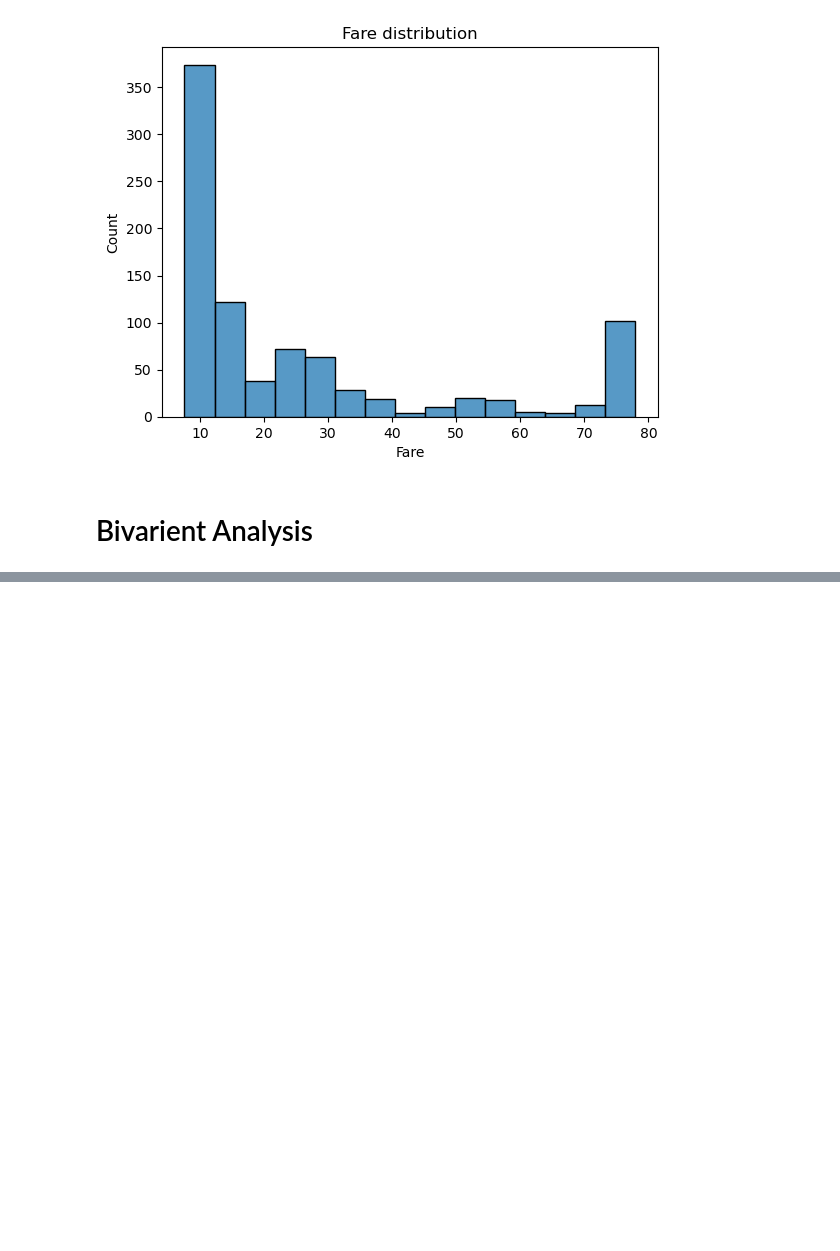
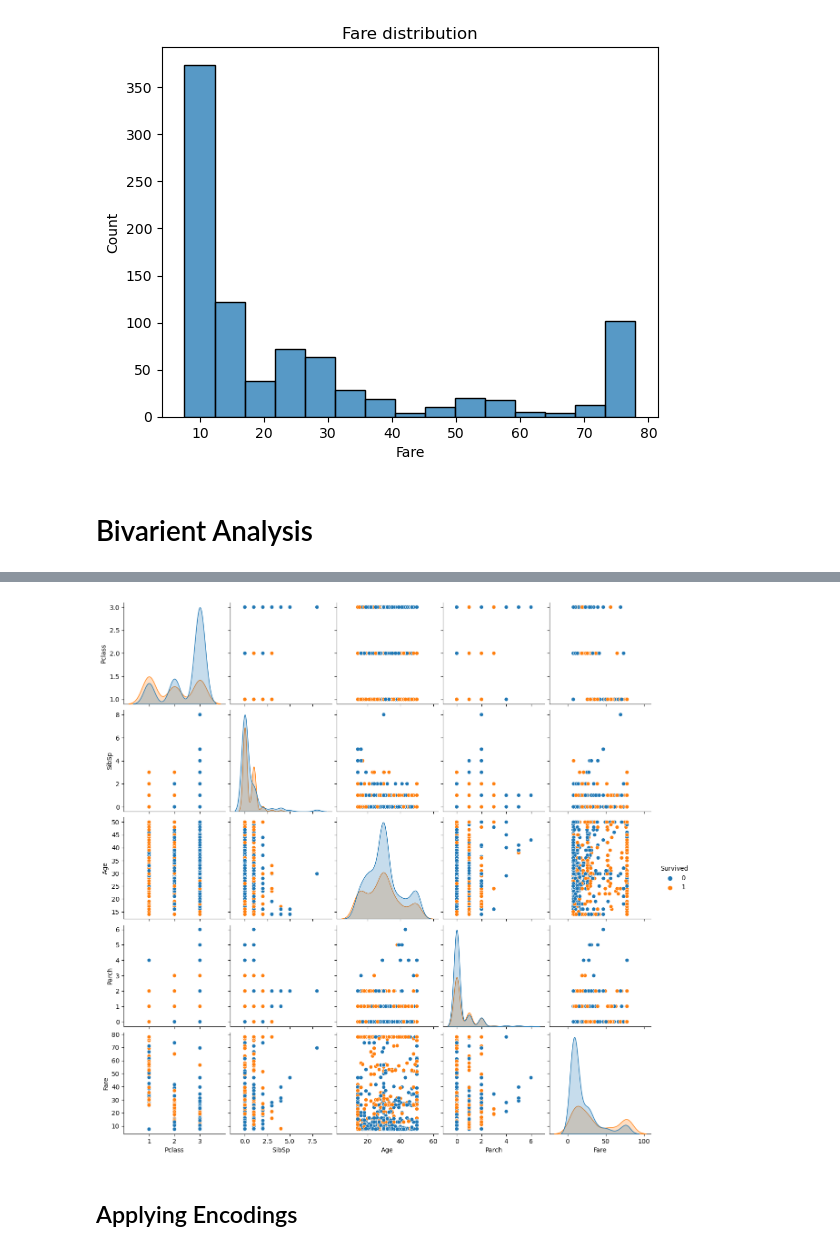
Before and after one commit to aniketraut16/V-SEM-LABS, a Jupyter notebook: Lab1/Lab1.ipynb, the cells around one changed output, grey strips where cells are left out. Saved outputs shown, nothing was run; the diff lists cells and outputs as text; code cells hidden in the pictures; blank space fills up the shorter version.

```diff
--- a/Lab1/Lab1.ipynb
+++ b/Lab1/Lab1.ipynb
@@ -262,0 +277,7 @@ ValueError: could not convert string to float: 'male'
+# %%
+sns.pairplot(df[['Survived','Pclass', 'SibSp','Age','Parch', 'Fare']],hue='Survived')
+plt.show()
+# %% [output]
+[figure, added]
+# %% [markdown]
+## Applying Encodings
```
Also changed, not shown: parts of 12 cells of this notebook.
